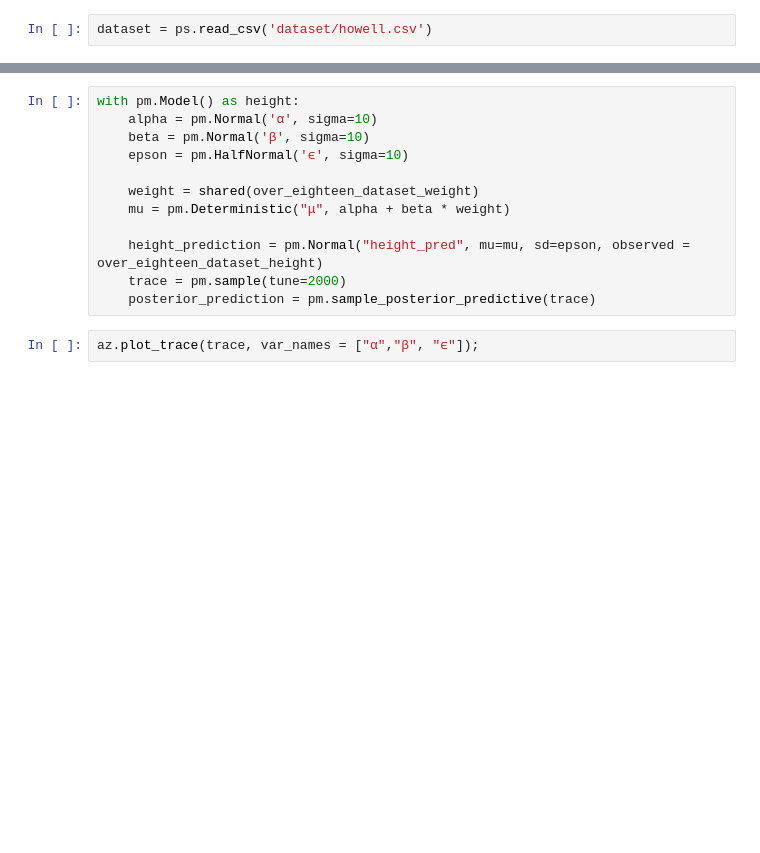
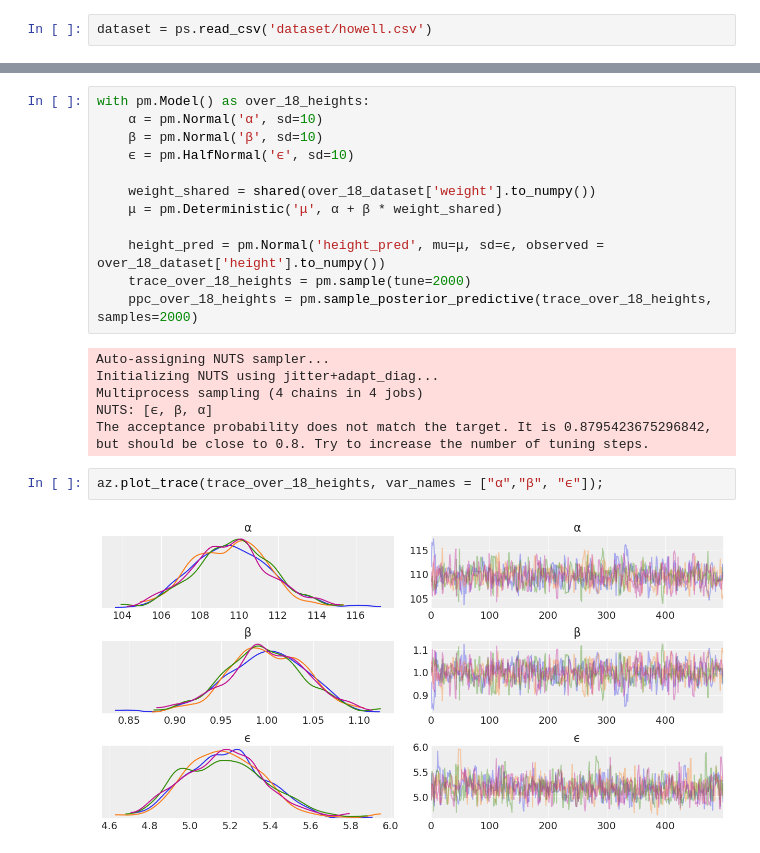
Before and after one commit to hermeschen1116/ncu-course, a Jupyter notebook: BDA-HW3/main.ipynb, the cells around one changed output, grey strips where cells are left out. Drawn from its saved outputs; the diff is of its cells as text; blank space fills up the shorter version.

```diff
--- a/BDA-HW3/main.ipynb
+++ b/BDA-HW3/main.ipynb
@@ -21,14 +38,22 @@ plt.scatter(x=over_eighteen_dataset_weight, y=over_eighteen_dataset_height)
 # %%
-with pm.Model() as height:
-	alpha = pm.Normal('α', sigma=10)
-	beta = pm.Normal('β', sigma=10)
-	epson = pm.HalfNormal('ϵ', sigma=10)
+with pm.Model() as over_18_heights:
+    α = pm.Normal('α', sd=10)
+    β = pm.Normal('β', sd=10)
+    ϵ = pm.HalfNormal('ϵ', sd=10)
 
-	weight = shared(over_eighteen_dataset_weight)
-	mu = pm.Deterministic("μ", alpha + beta * weight)
+    weight_shared = shared(over_18_dataset['weight'].to_numpy())
+    μ = pm.Deterministic('μ', α + β * weight_shared)
 
-	height_prediction = pm.Normal("height_pred", mu=mu, sd=epson, observed = over_eighteen_dataset_height)
-	trace = pm.sample(tune=2000)
-	posterior_prediction = pm.sample_posterior_predictive(trace)
+    height_pred = pm.Normal('height_pred', mu=μ, sd=ϵ, observed = over_18_dataset['height'].to_numpy())
+    trace_over_18_heights = pm.sample(tune=2000)
+    ppc_over_18_heights = pm.sample_posterior_predictive(trace_over_18_heights, samples=2000)
+# %% [output]
+Auto-assigning NUTS sampler...
+Initializing NUTS using jitter+adapt_diag...
+Multiprocess sampling (4 chains in 4 jobs)
+NUTS: [ϵ, β, α]
+The acceptance probability does not match the target. It is 0.8795423675296842, but should be close to 0.8. Try to increase the number of tuning steps.
 # %%
-az.plot_trace(trace, var_names = ["α","β", "ϵ"]);
+az.plot_trace(trace_over_18_heights, var_names = ["α","β", "ϵ"]);
+# %% [output]
+[figure, added]
```
Also changed, not shown: parts of 7 cells of this notebook, 1 other file.
